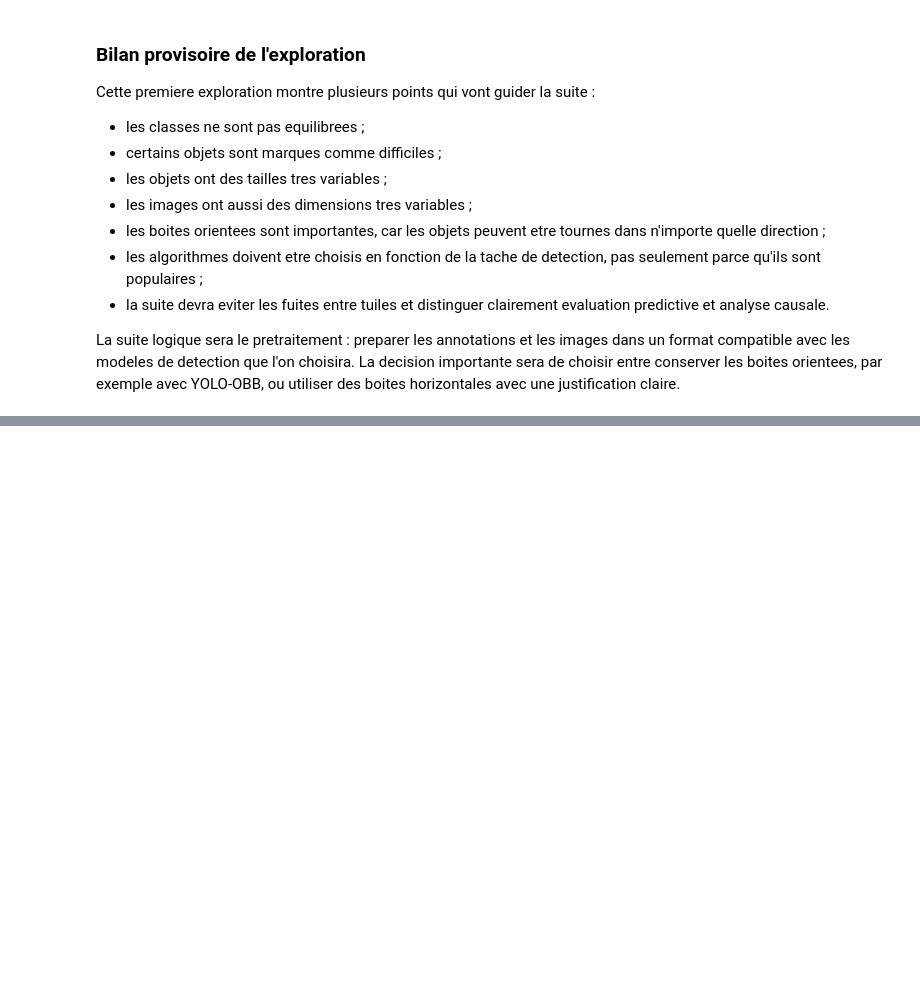
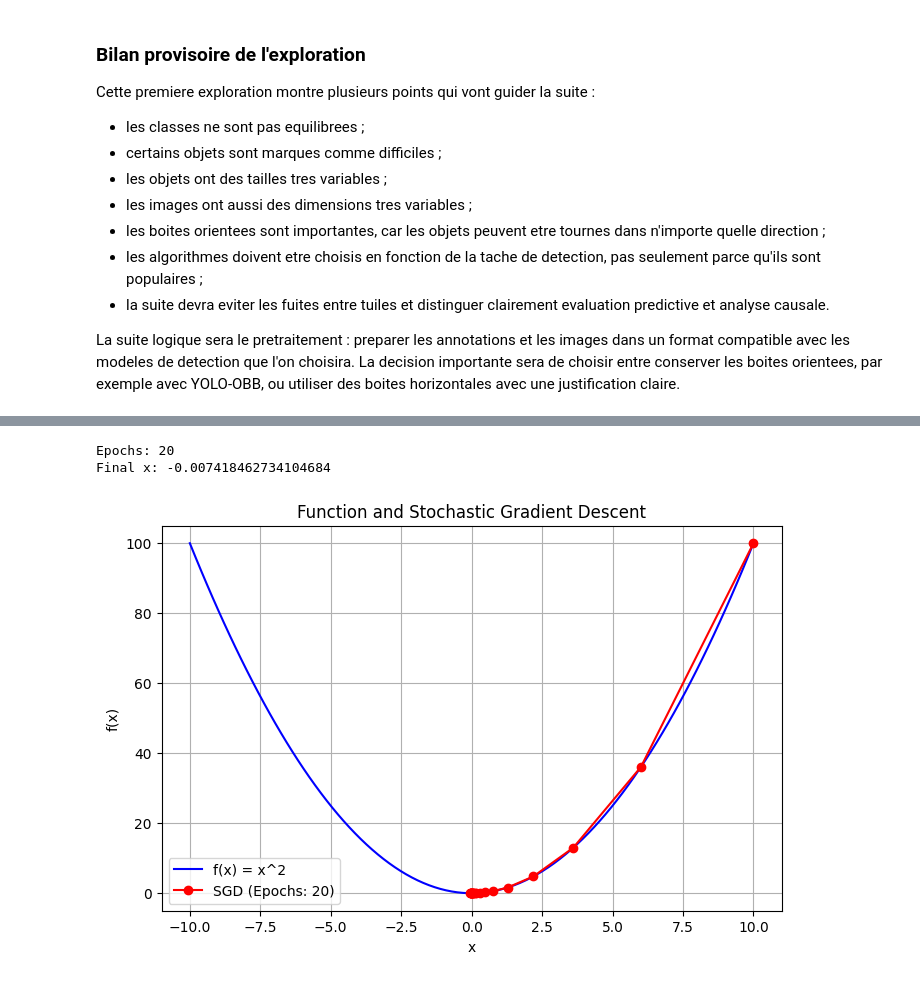
Before and after one commit to Mtazi667/dota-minimap-object-detection, a Jupyter notebook: projet_dota.ipynb, the cells around one changed output, grey strips where cells are left out. Saved outputs shown, nothing was run; the diff lists cells and outputs as text; code cells hidden in the pictures; blank space fills up the shorter version.

```diff
--- a/projet_dota.ipynb
+++ b/projet_dota.ipynb
@@ -601,0 +573,43 @@ plt.show()
+# %%
+import numpy as np
+import matplotlib.pyplot as plt
+
+def sgd(eta, noise_scale=0.1):
+    x = 10
+    results = [x]
+    gradients = [2 * x]
+    for i in range(20):
+# un seul exemple (echantillon) aleatoire,
+# comme en apprentissage automatique, ou le gradient varie d'un echantillon a l'autre.
+        noise = np.random.randn() * noise_scale
+        gradient = 2 * x + noise
+        x -= eta * gradient
+        results.append(x)
+        gradients.append(gradient)
+        # Check if the difference between consecutive gradients is below a threshold to stop
+        if i > 0 and abs(gradients[i] - gradients[i-1]) < 1e-6:
+            break
+    print('Epochs:', len(results)-1)
+    print('Final x:', x)
+    return results, gradients
+
+res, grads = sgd(0.2)
+
+# Plotting the function f(x) = x^2
+x_vals = np.linspace(-10, 10, 100)
+y_vals = x_vals ** 2
+plt.plot(x_vals, y_vals, label='f(x) = x^2', color='blue')
+
+# Plotting the stochastic gradient descent path
+epochs = len(res)-1
+plt.plot(res, [x**2 for x in res], 'ro-', label='SGD (Epochs: {})'.format(epochs))
+plt.xlabel('x')
+plt.ylabel('f(x)')
+plt.title('Function and Stochastic Gradient Descent')
+plt.legend()
+plt.grid(True)
+plt.show()
+# %% [output]
+Epochs: 20
+Final x: -0.007418462734104684
+[figure, added]
```
Also changed, not shown: parts of 33 cells of this notebook, 3 other files.
